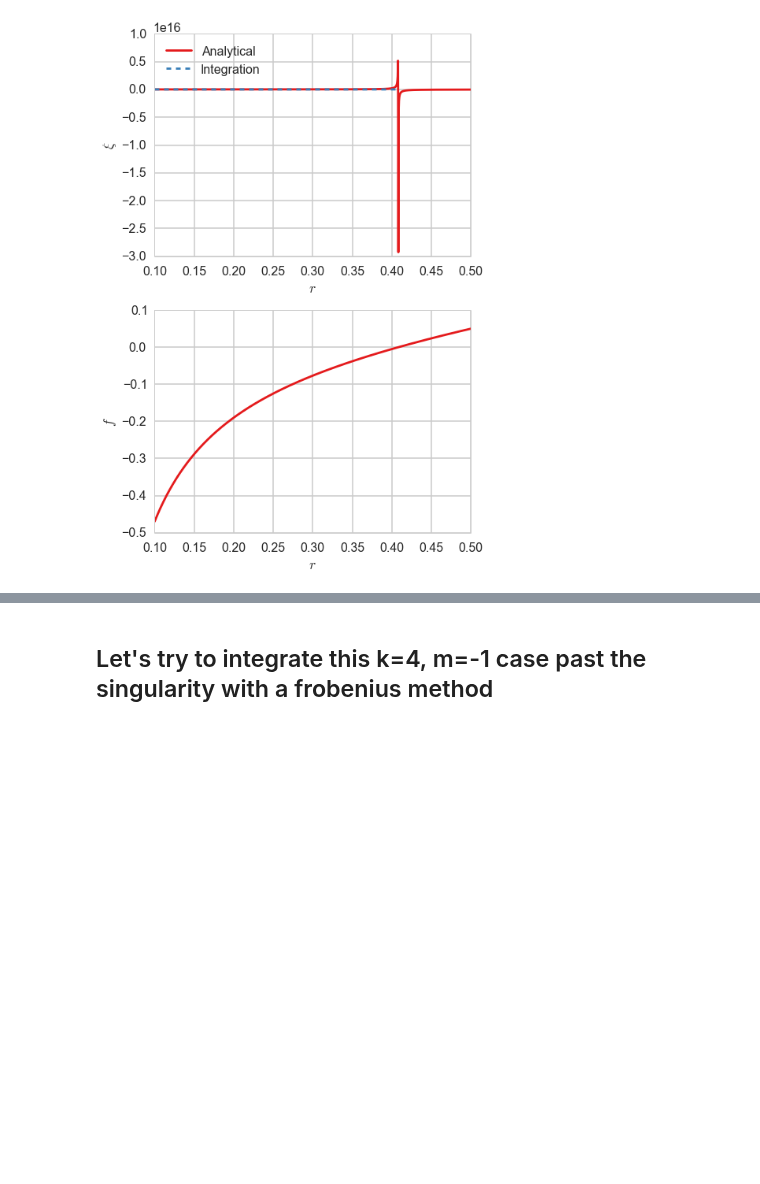
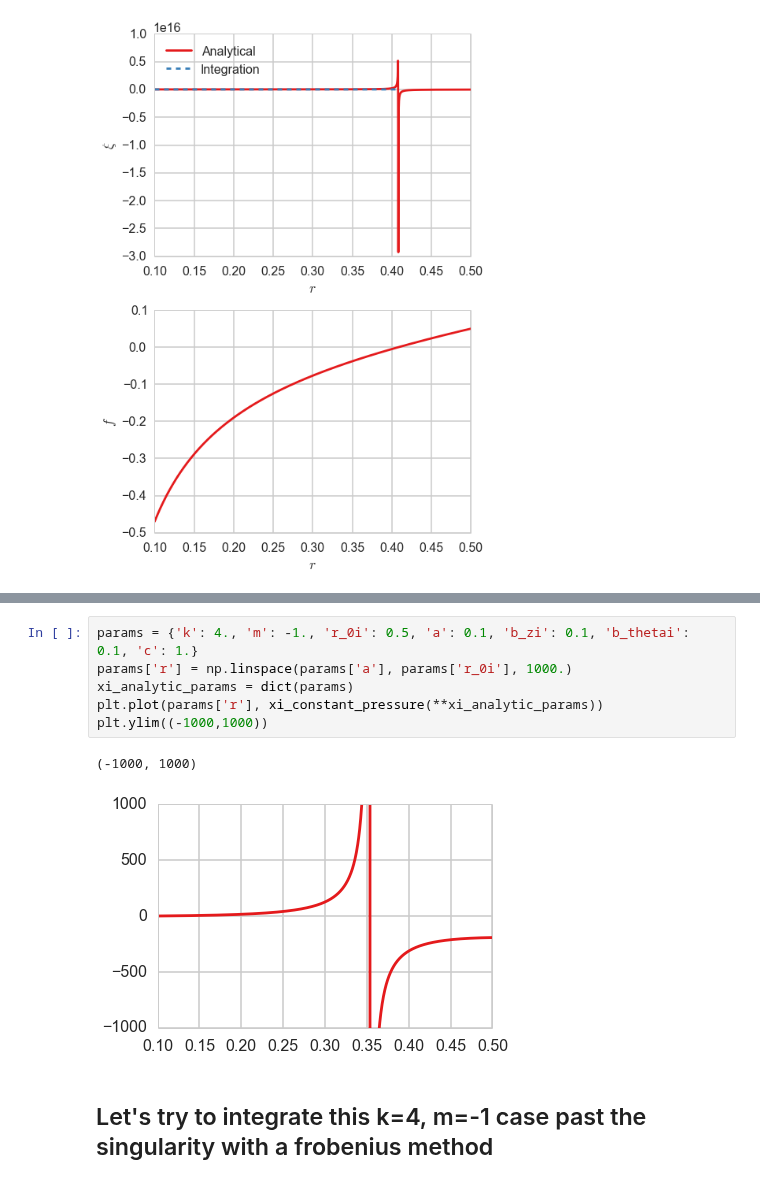
Before and after one commit to jensv/fluxtubestability, a Jupyter notebook: ipython_notebooks/constant_pressure_newcomb_bessel.ipynb, the cells around one changed output, grey strips where cells are left out. Drawn from its saved outputs; the diff is of its cells as text; blank space fills up the shorter version.

```diff
--- a/ipython_notebooks/constant_pressure_newcomb_bessel.ipynb
+++ b/ipython_notebooks/constant_pressure_newcomb_bessel.ipynb
@@ -172,5 +162,14 @@ result -0.00244927662771 0.353553390593
 singularities at [0.3535533905929828]
 ValueError: operands could not be broadcast together with shapes (634,) (999,)
 [figure]
+# %%
+params = {'k': 4., 'm': -1., 'r_0i': 0.5, 'a': 0.1, 'b_zi': 0.1, 'b_thetai': 0.1, 'c': 1.}
+params['r'] = np.linspace(params['a'], params['r_0i'], 1000.)
+xi_analytic_params = dict(params)
+plt.plot(params['r'], xi_constant_pressure(**xi_analytic_params))
+plt.ylim((-1000,1000))
+# %% [output]
+(-1000, 1000)
+[figure, added]
 # %% [markdown]
 ## Let's try to integrate this k=4, m=-1 case past the singularity with a frobenius method
```
Also changed, not shown: parts of 26 cells of this notebook.
